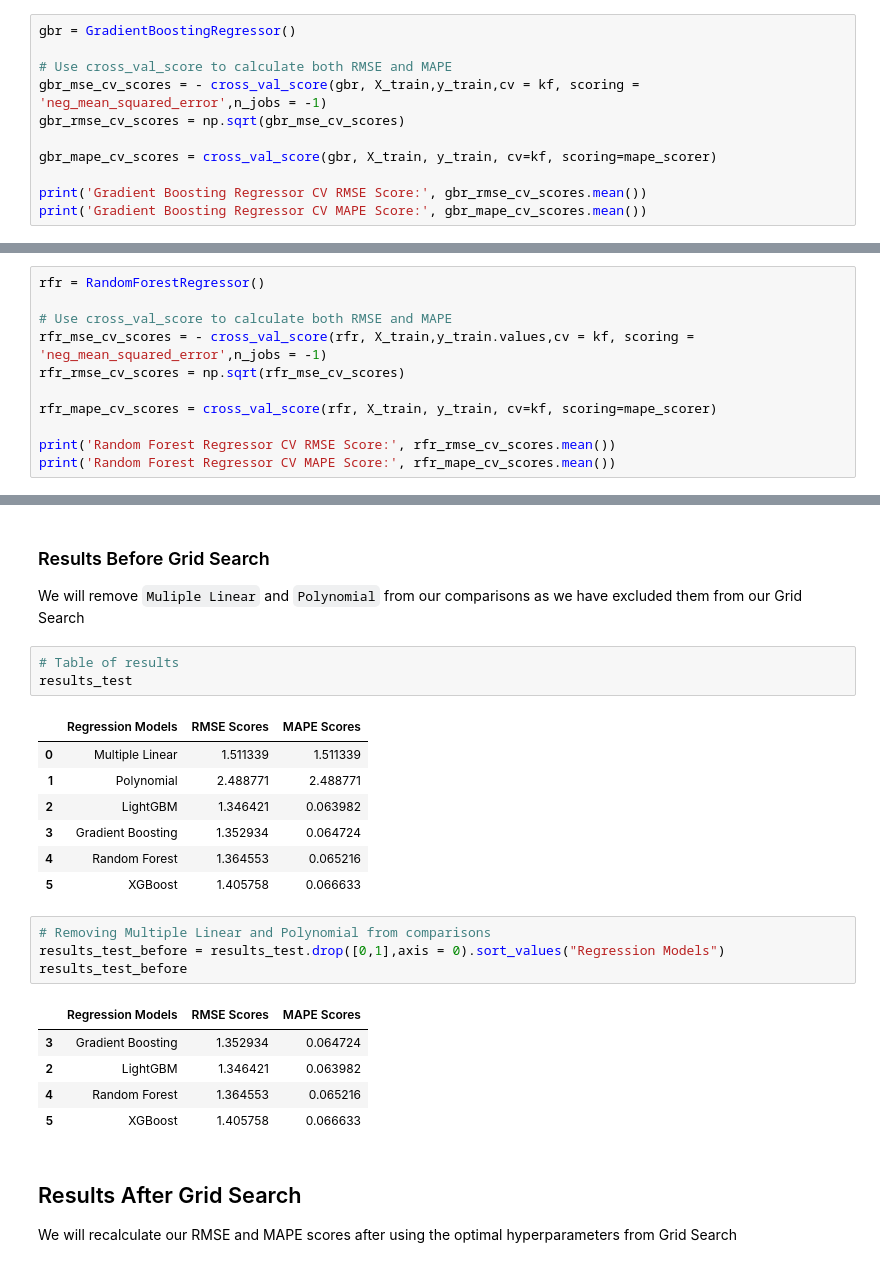
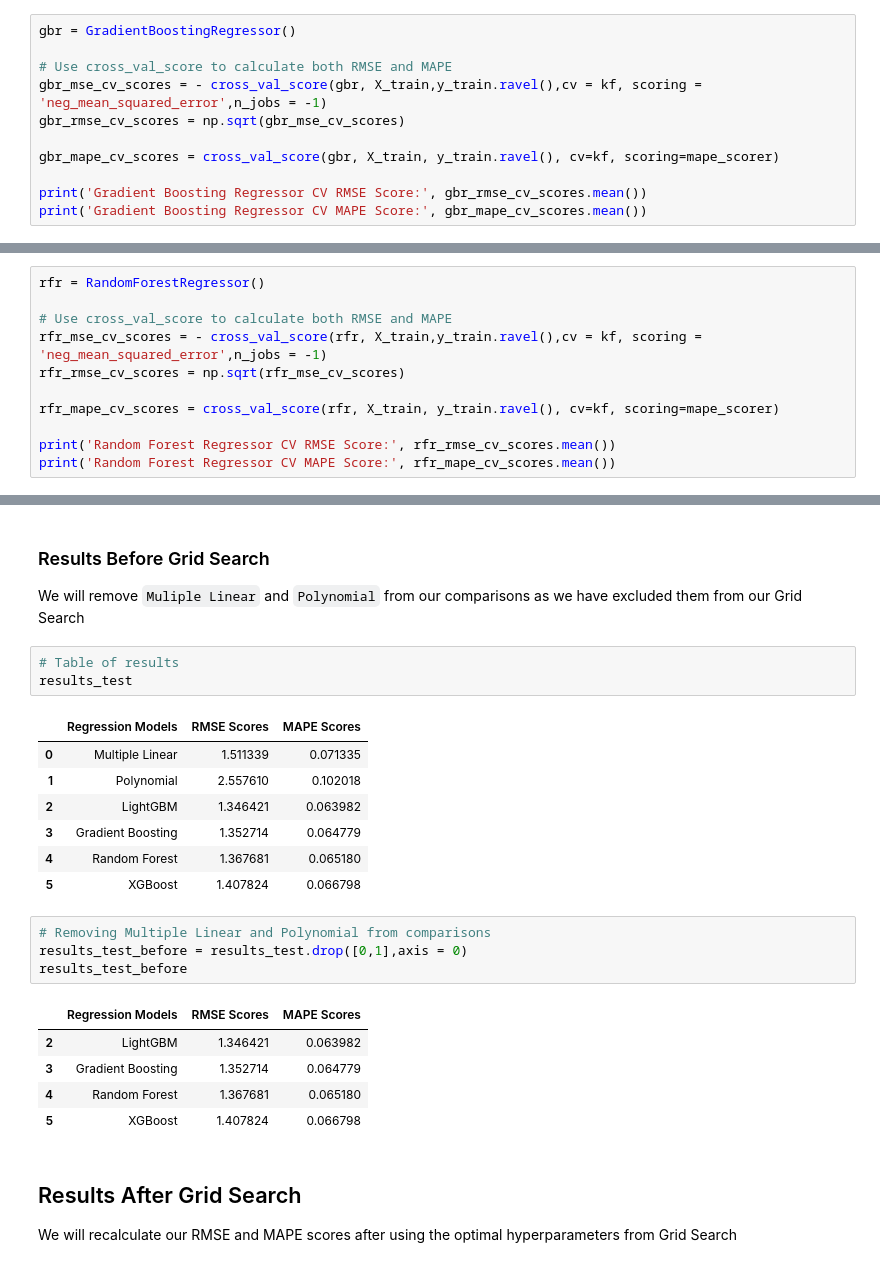
Before and after one commit to chengyaolee/SC1015-DSAI-Project, a Jupyter notebook: MiniProject2023_Team2.ipynb, the cells around one changed output, grey strips where cells are left out. Drawn from its saved outputs; the diff is of its cells as text.

```diff
--- a/MiniProject2023_Team2.ipynb
+++ b/MiniProject2023_Team2.ipynb
@@ -935,10 +1024,10 @@ LightGBM Regressor CV MAPE Score: 0.06398194879699878
 gbr = GradientBoostingRegressor()
 
 # Use cross_val_score to calculate both RMSE and MAPE
-gbr_mse_cv_scores = - cross_val_score(gbr, X_train,y_train,cv = kf, scoring = 'neg_mean_squared_error',n_jobs = -1)
+gbr_mse_cv_scores = - cross_val_score(gbr, X_train,y_train.ravel(),cv = kf, scoring = 'neg_mean_squared_error',n_jobs = -1)
 gbr_rmse_cv_scores = np.sqrt(gbr_mse_cv_scores)
 
-gbr_mape_cv_scores = cross_val_score(gbr, X_train, y_train, cv=kf, scoring=mape_scorer)
+gbr_mape_cv_scores = cross_val_score(gbr, X_train, y_train.ravel(), cv=kf, scoring=mape_scorer)
 
 print('Gradient Boosting Regressor CV RMSE Score:', gbr_rmse_cv_scores.mean())
 print('Gradient Boosting Regressor CV MAPE Score:', gbr_mape_cv_scores.mean())
@@ -951,10 +1039,10 @@ Gradient Boosting Regressor CV MAPE Score: 0.06472350588331441
 rfr = RandomForestRegressor()
 
 # Use cross_val_score to calculate both RMSE and MAPE
-rfr_mse_cv_scores = - cross_val_score(rfr, X_train,y_train.values,cv = kf, scoring = 'neg_mean_squared_error',n_jobs = -1)
+rfr_mse_cv_scores = - cross_val_score(rfr, X_train,y_train.ravel(),cv = kf, scoring = 'neg_mean_squared_error',n_jobs = -1)
 rfr_rmse_cv_scores = np.sqrt(rfr_mse_cv_scores)
 
-rfr_mape_cv_scores = cross_val_score(rfr, X_train, y_train, cv=kf, scoring=mape_scorer)
+rfr_mape_cv_scores = cross_val_score(rfr, X_train, y_train.ravel(), cv=kf, scoring=mape_scorer)
 
 print('Random Forest Regressor CV RMSE Score:', rfr_rmse_cv_scores.mean())
 print('Random Forest Regressor CV MAPE Score:', rfr_mape_cv_scores.mean())
@@ -1308,22 +1396,22 @@ We will remove `Muliple Linear` and `Polynomial` from our comparisons as we have
 results_test
 # %% [output]
 |  | Regression Models | RMSE Scores | MAPE Scores |
-| 0 | Multiple Linear | 1.511339 | 1.511339 |
-| 1 | Polynomial | 2.488771 | 2.488771 |
+| 0 | Multiple Linear | 1.511339 | 0.071335 |
+| 1 | Polynomial | 2.557610 | 0.102018 |
 | 2 | LightGBM | 1.346421 | 0.063982 |
-| 3 | Gradient Boosting | 1.352934 | 0.064724 |
-| 4 | Random Forest | 1.364553 | 0.065216 |
-| 5 | XGBoost | 1.405758 | 0.066633 |
+| 3 | Gradient Boosting | 1.352714 | 0.064779 |
+| 4 | Random Forest | 1.367681 | 0.065180 |
+| 5 | XGBoost | 1.407824 | 0.066798 |
 # %%
 # Removing Multiple Linear and Polynomial from comparisons
-results_test_before = results_test.drop([0,1],axis = 0).sort_values("Regression Models")
+results_test_before = results_test.drop([0,1],axis = 0)
 results_test_before
 # %% [output]
 |  | Regression Models | RMSE Scores | MAPE Scores |
-| 3 | Gradient Boosting | 1.352934 | 0.064724 |
 | 2 | LightGBM | 1.346421 | 0.063982 |
-| 4 | Random Forest | 1.364553 | 0.065216 |
-| 5 | XGBoost | 1.405758 | 0.066633 |
+| 3 | Gradient Boosting | 1.352714 | 0.064779 |
+| 4 | Random Forest | 1.367681 | 0.065180 |
+| 5 | XGBoost | 1.407824 | 0.066798 |
 # %% [markdown]
 ## Results After Grid Search
 
```
Also changed, not shown: parts of 61 cells of this notebook.
